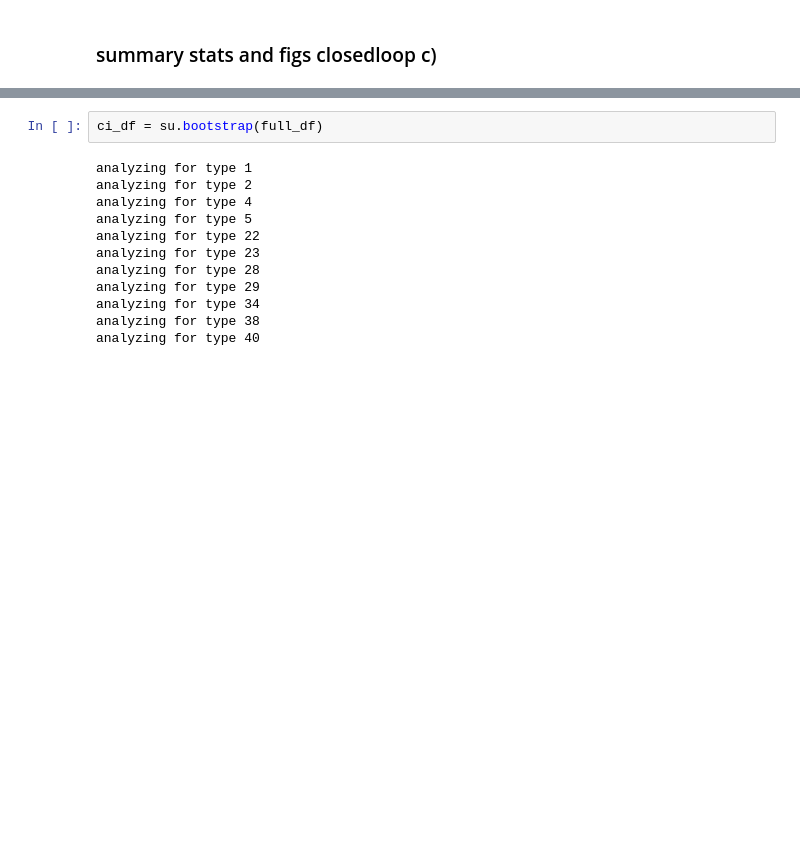
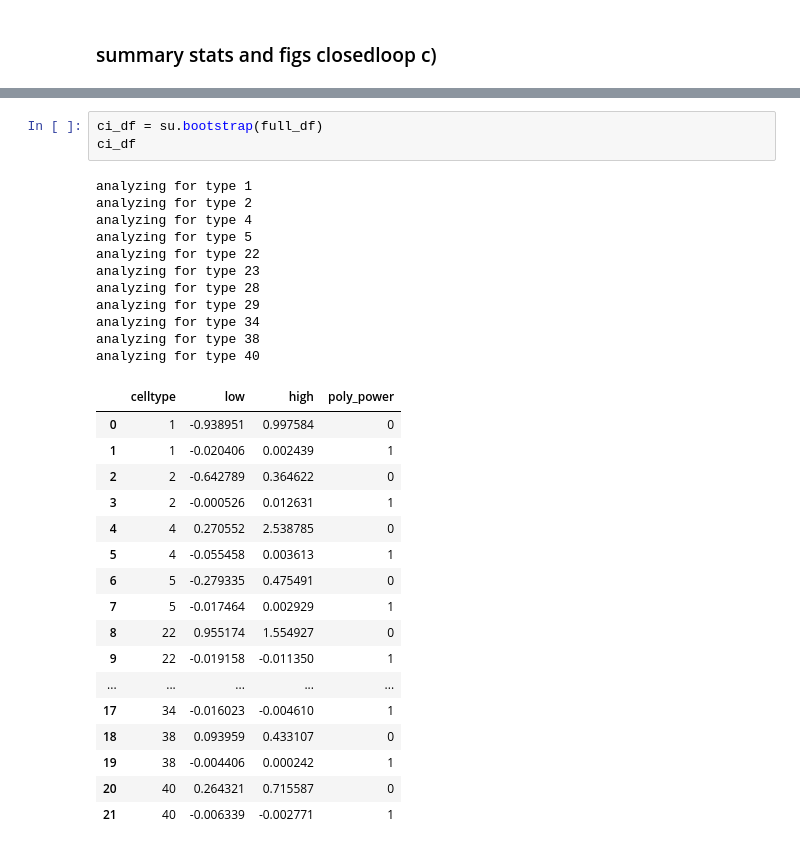
Before and after one commit to SamuelSuhai/model_in_the_loop, a Jupyter notebook: thesis/code/analysis_closed_loop_experiments/rf_mei_test/rf_test_figures.ipynb, the cells around one changed output, grey strips where cells are left out. Cells and saved outputs as stored; diff of their text form; blank space fills up the shorter version.

```diff
--- a/thesis/code/analysis_closed_loop_experiments/rf_mei_test/rf_test_figures.ipynb
+++ b/thesis/code/analysis_closed_loop_experiments/rf_mei_test/rf_test_figures.ipynb
@@ -229,18 +238,36 @@ Grouping by columns: ['roi_id', 'stimulus_type', 'distance'], reducing df cols o
 output df col names: ['roi_id', 'stimulus_type', 'distance', 'single_snippet_bsl_corrected_median']
 # %%
 ci_df = su.bootstrap(full_df)
+ci_df
 # %% [output]
 analyzing for type 1
 analyzing for type 2
 analyzing for type 4
 analyzing for type 5
 analyzing for type 22
 analyzing for type 23
 analyzing for type 28
 analyzing for type 29
 analyzing for type 34
 analyzing for type 38
 analyzing for type 40
+|  | celltype | low | high | poly_power |
+| 0 | 1 | -0.938951 | 0.997584 | 0 |
+| 1 | 1 | -0.020406 | 0.002439 | 1 |
+| 2 | 2 | -0.642789 | 0.364622 | 0 |
+| 3 | 2 | -0.000526 | 0.012631 | 1 |
+| 4 | 4 | 0.270552 | 2.538785 | 0 |
+| 5 | 4 | -0.055458 | 0.003613 | 1 |
+| 6 | 5 | -0.279335 | 0.475491 | 0 |
+| 7 | 5 | -0.017464 | 0.002929 | 1 |
+| 8 | 22 | 0.955174 | 1.554927 | 0 |
+| 9 | 22 | -0.019158 | -0.011350 | 1 |
+| ... | ... | ... | ... | ... |
+| 17 | 34 | -0.016023 | -0.004610 | 1 |
+| 18 | 38 | 0.093959 | 0.433107 | 0 |
+| 19 | 38 | -0.004406 | 0.000242 | 1 |
+| 20 | 40 | 0.264321 | 0.715587 | 0 |
+| 21 | 40 | -0.006339 | -0.002771 | 1 |
 # %%
 
 df_plot = pu.make_plot_df(ci_df, only_order_n=1)
```
Also changed, not shown: parts of 7 cells of this notebook, 12 other files.
